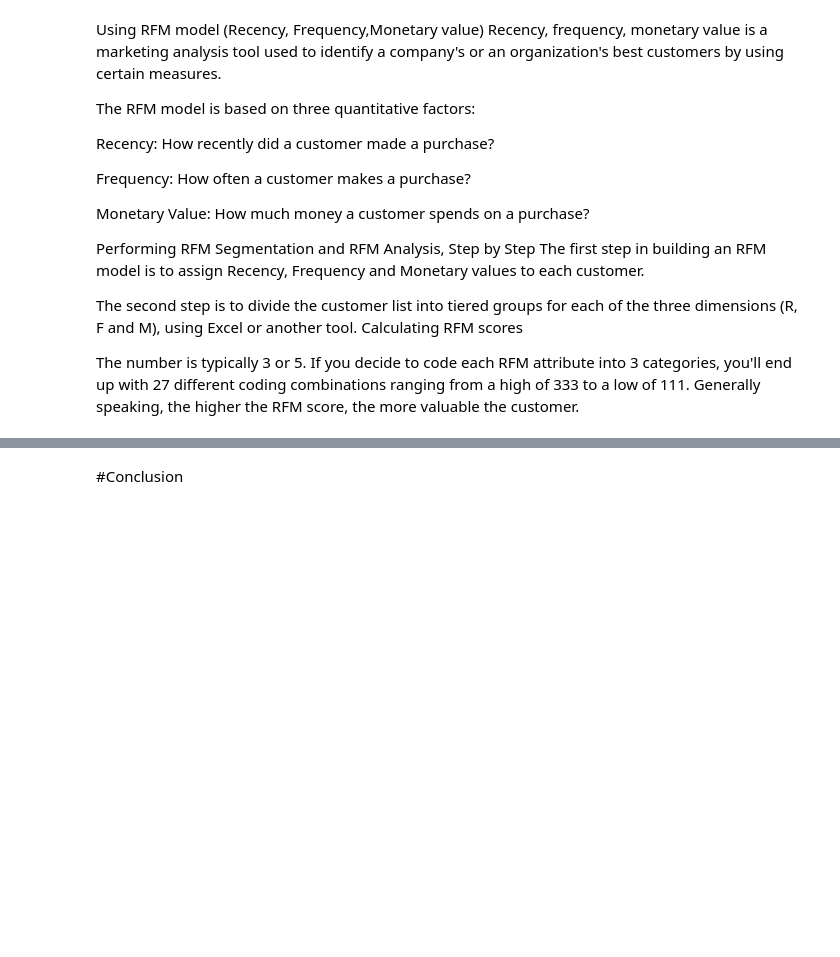
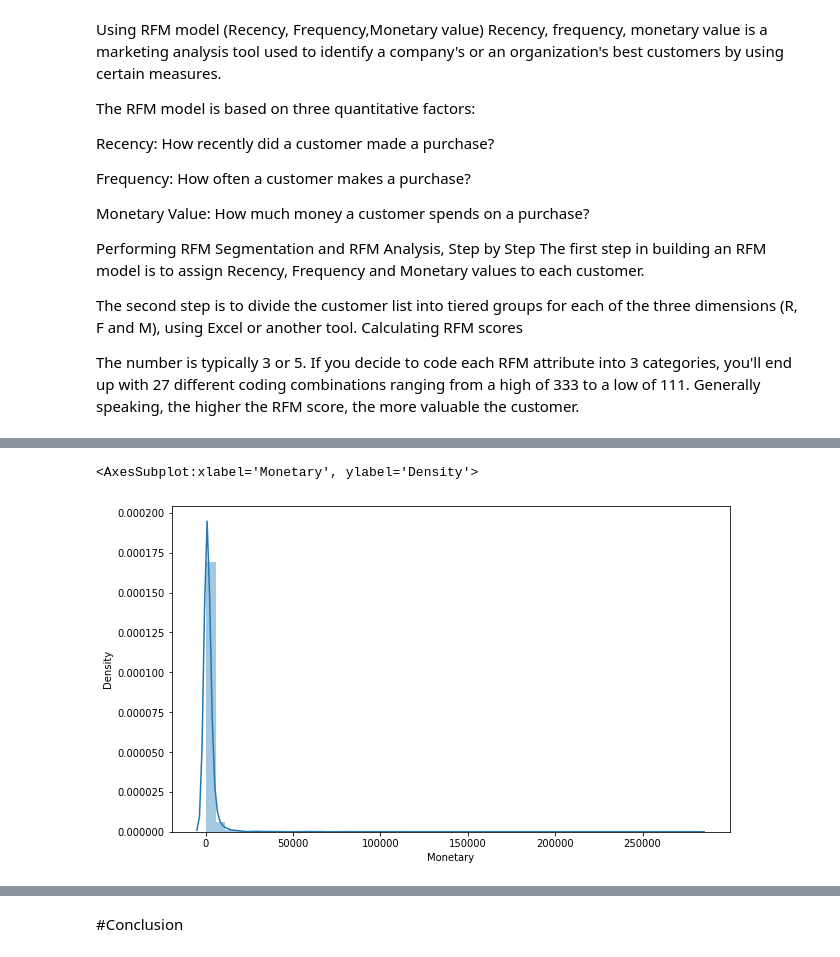
Before and after one commit to renukagore107/Online-Retail-Customer-Segmentaion, a Jupyter notebook: Online_Retail_Customer_Sagmentation.ipynb, the cells around one changed output, grey strips where cells are left out. Saved outputs shown, nothing was run; the diff lists cells and outputs as text; code cells hidden in the pictures; blank space fills up the shorter version.

```diff
--- a/Online_Retail_Customer_Sagmentation.ipynb
+++ b/Online_Retail_Customer_Sagmentation.ipynb
@@ -723,0 +734,8 @@ The number is typically 3 or 5. If you decide to code each RFM attribute into 3
+# %%
+# Descriptive Staistics (Monetray)
+x = rfm_df['Monetary']
+plt.figure(figsize=(10,6))
+sns.distplot(x)
+# %% [output]
+<AxesSubplot:xlabel='Monetary', ylabel='Density'>
+[figure, added]
```
Also changed, not shown: parts of 29 cells of this notebook.
